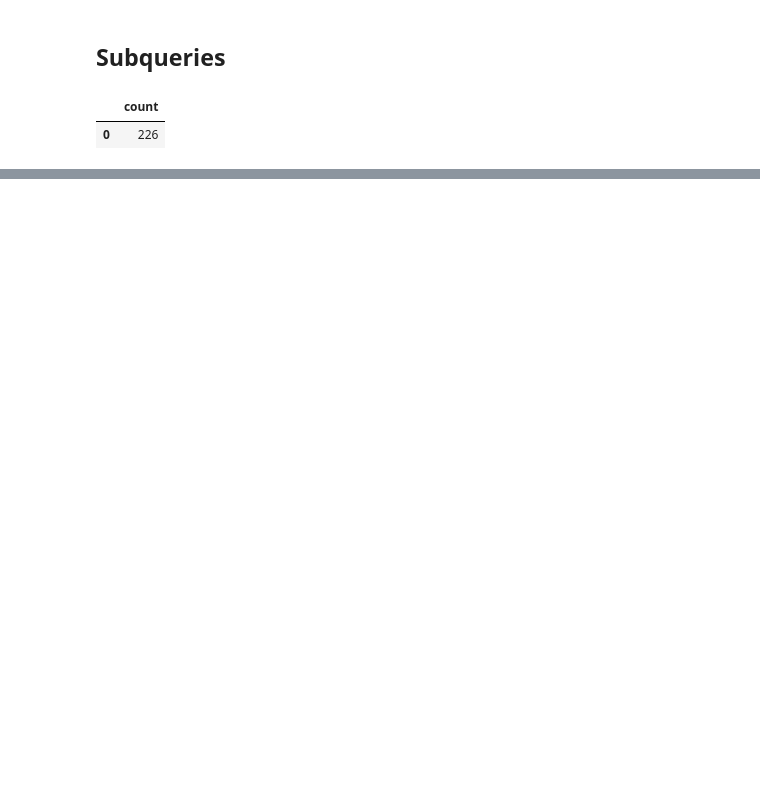
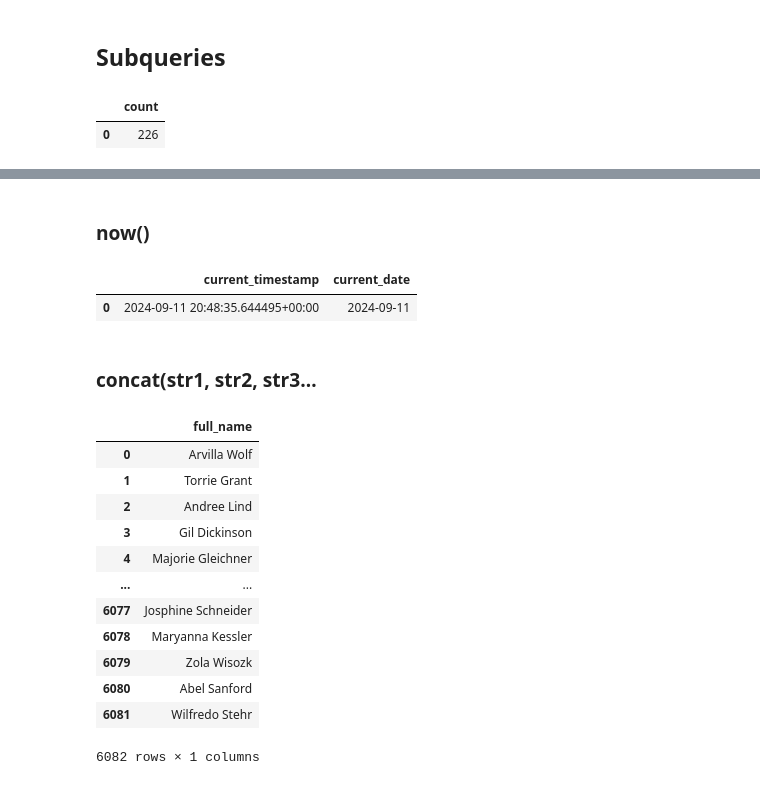
Before and after one commit to ivekhov/sql-kata, a Jupyter notebook: sql_habit/Scripts/1_intro.ipynb, the cells around one changed output, grey strips where cells are left out. Cells and saved outputs as stored; diff of their text form; code cells hidden in the pictures; blank space fills up the shorter version.

```diff
--- a/sql_habit/Scripts/1_intro.ipynb
+++ b/sql_habit/Scripts/1_intro.ipynb
@@ -278,0 +357,32 @@ ORDER BY created_at DESC;
+# %% [markdown]
+### now()
+# %%
+select(
+
+    '''SELECT
+  now() AS current_timestamp,
+  now()::date AS current_date;'''
+)
+# %% [output]
+|  | current_timestamp | current_date |
+| 0 | 2024-09-11 20:48:35.644495+00:00 | 2024-09-11 |
+# %% [markdown]
+### concat(str1, str2, str3…
+# %%
+select('''SELECT
+  concat(first_name, ' ', last_name) AS full_name
+FROM users;''')
+# %% [output]
+|  | full_name |
+| 0 | Arvilla Wolf |
+| 1 | Torrie Grant |
+| 2 | Andree Lind |
+| 3 | Gil Dickinson |
+| 4 | Majorie Gleichner |
+| ... | ... |
+| 6077 | Josphine Schneider |
+| 6078 | Maryanna Kessler |
+| 6079 | Zola Wisozk |
+| 6080 | Abel Sanford |
+| 6081 | Wilfredo Stehr |
+6082 rows × 1 columns
```
Also changed, not shown: parts of 23 cells of this notebook, 1 other file.
